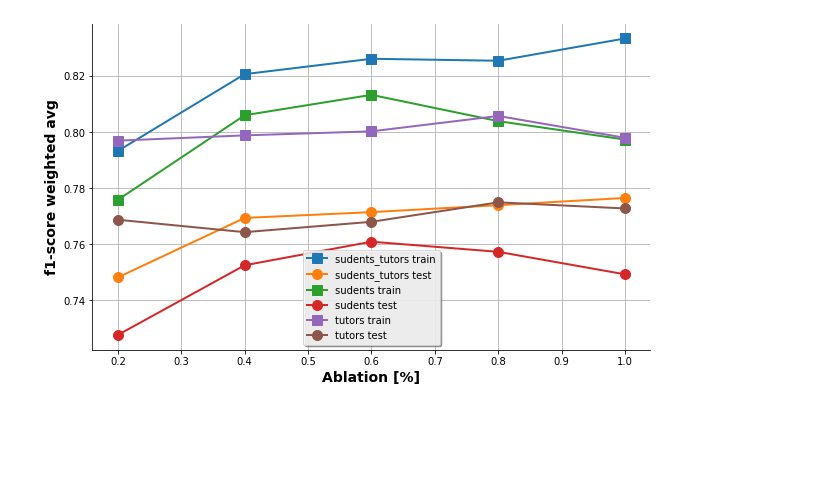
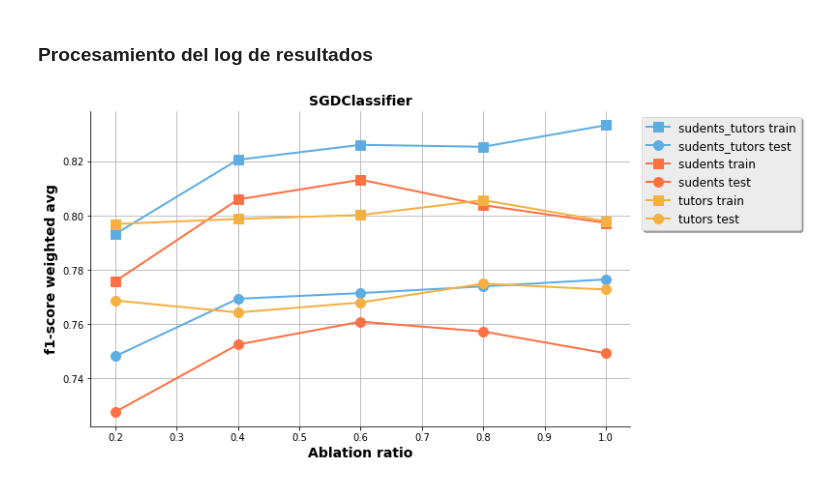
Before and after one commit to giannipablo/MentoriaDiploDatos2020, a Jupyter notebook: Practico_3y4_part_8.ipynb, the cells around one changed output. Saved outputs shown, nothing was run; the diff lists cells and outputs as text; code cells hidden in the pictures; blank space fills up the shorter version.

```diff
--- a/Practico_3y4_part_8.ipynb
+++ b/Practico_3y4_part_8.ipynb
@@ -22,27 +28,13 @@ from sklearn.feature_extraction.text import TfidfVectorizer
 # Classification report
 from sklearn.metrics import classification_report
 
-# Árbol de Decisión
-# from sklearn.tree import DecisionTreeClassifier, plot_tree
-
-# Validación Cruzada de HP en grilla.
-# from sklearn.model_selection import GridSearchCV
-
-# Normalización
-# from sklearn.preprocessing import StandardScaler
-
-# Utiles
-from utiles import basic_metrics
-from utiles import plot_cm
-from utiles import plot_roc_pr
-from utiles import ablation
-
 # Colores
 BLUE   = '#5DADE2'
 RED    = '#ff7043'
 ORANGE = '#F5B041'
 GREEN  = '#58D68D'
 YELLOW = '#F4D03F'
+pltcolors = [BLUE, RED, ORANGE, GREEN, YELLOW]
 
 # Plot axes y legends parambs
 plt.rcParams["axes.labelweight"]   = "bold"
@@ -111,36 +117,49 @@ for part in paritipantes:
 >> Tipo de participante tutors y ablation al 00.60...
 >> Tipo de participante tutors y ablation al 00.80...
 >> Tipo de participante tutors y ablation al 01.00...
+# %% [markdown]
+### Procesamiento del log de resultados
 # %%
 sizeh_train = list()
 sizeh_test = list()
 sizew_train = list()
 sizew_test = list()
 ps = list()
 tks = list()
 
 plt.figure(figsize=(10,6))
-for part in paritipantes:
+for i,part in enumerate(paritipantes):
     f1_train = list()
     f1_test = list()
     for tk in tokeep_list:
         f1_train.append(results[part][f'{tk:05.2f}']['cr_train']['weighted avg']['f1-score'])
         f1_test.append(results[part][f'{tk:05.2f}']['cr_test']['weighted avg']['f1-score'])
         sizeh_train.append(results[part][f'{tk:05.2f}']['size_train'][0])
         sizeh_test.append(results[part][f'{tk:05.2f}']['size_test'][0])
         sizew_train.append(results[part][f'{tk:05.2f}']['size_train'][1])
         sizew_test.append(results[part][f'{tk:05.2f}']['size_test'][1])
         ps.append(part)
         tks.append(tk)
 
-    plt.plot(tokeep_list, f1_train, 's-', linewidth=2.0, markersize=10, label=f'{part} train')
-    plt.plot(tokeep_list, f1_test, 'o-', linewidth=2.0, markersize=10, label=f'{part} test')
+    plt.plot(tokeep_list, f1_train, 's-', color=pltcolors[i], linewidth=2.0, markersize=10, label=f'{part} train')
+    plt.plot(tokeep_list, f1_test, 'o-', color=pltcolors[i], linewidth=2.0, markersize=10, label=f'{part} test')
 
 
 plt.grid(True)
-plt.legend()
-plt.xlabel('Ablation [%]', fontsize=14)
+plt.legend(bbox_to_anchor=(1.01,1), loc="upper left",fontsize=12)
+plt.xlabel('Ablation ratio', fontsize=14)
 plt.ylabel('f1-score weighted avg', fontsize=14)
+plt.title('SGDClassifier', fontsize=14)
 sns.despine()
+
+sizes_matrix = dict()
+sizes_matrix['participat'] = ps
+sizes_matrix['ablation'] = tks
+sizes_matrix['rows_train'] = sizeh_train
+sizes_matrix['cols_tran'] = sizew_train
+sizes_matrix['rows_test'] = sizeh_test
+sizes_matrix['cols_test'] = sizew_test
+
+sizes_matrix = pd.DataFrame(sizes_matrix)
 # %% [output]
-[figure, old version]
+[figure, new version]
```
Also changed, not shown: parts of 7 cells of this notebook.
